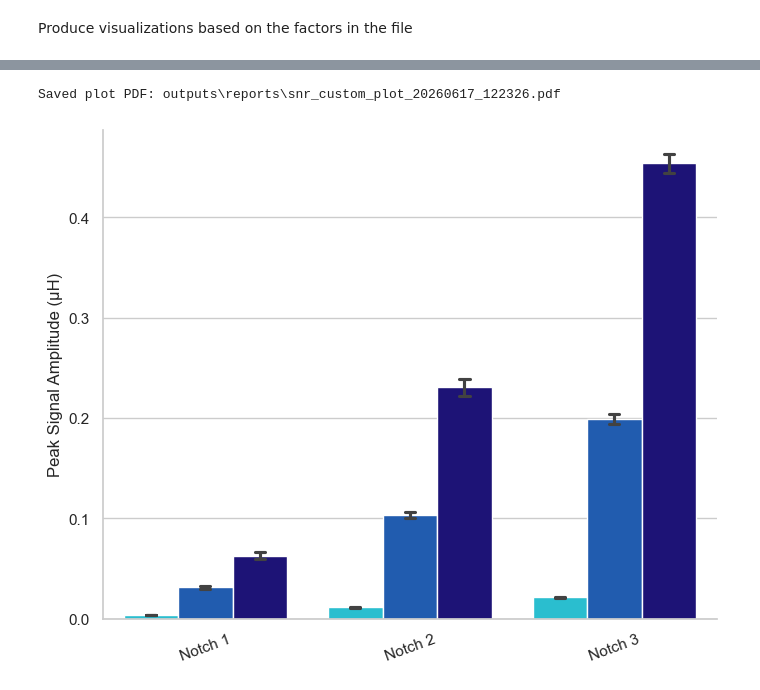
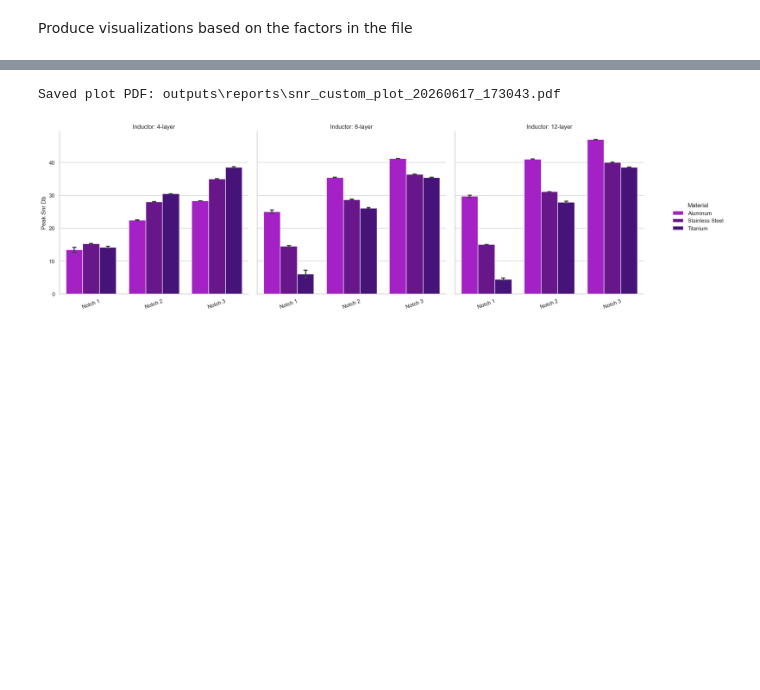
Before and after one commit to Animal-Inspired-Motion-And-Robotics-Lab/ldcscanner, a Jupyter notebook: SNR_Interactive_Analysis.ipynb, the cells around one changed output, grey strips where cells are left out. Saved outputs shown, nothing was run; the diff lists cells and outputs as text; code cells hidden in the pictures; blank space fills up the shorter version.

Commit message:
Plot output updates for the paper

```diff
--- a/SNR_Interactive_Analysis.ipynb
+++ b/SNR_Interactive_Analysis.ipynb
@@ -32,7 +32,8 @@ PICK_MOST_RECENT_FROM_GLOB = True
 
 #For EC-ECLAIR Paper, use these CSV files:
 #Stacking Inductors Experiment (aluminum only):
-#ldcscanner/outputs/comparing_inductor_stacks/snr_per_crack_20260514_205412
+#DO NOT USE ldcscanner/outputs/comparing_inductor_stacks/snr_per_crack_20260514_205412 OLD DO NOT USE
+#ldcscanner\outputs\material-frequency-alum-only\snr_per_crack_20260525_132600
 
 #Changing frequencies by changing C_S (aluminum only):
 #ldcscanner\outputs\comparing_capacitors_8layer\snr_per_crack_20260528_162446
@@ -138,9 +139,19 @@ keep_columns = [
 ]
 per_crack_df = per_crack_df[[c for c in keep_columns if c in per_crack_df.columns]]
 
+#CORRECT TYPO
+#In the recorded data, the 1.6MHz condition was accidentally labeled 2.4MHz. Correcting:
+per_crack_df.loc[per_crack_df['Frequency'] == '2.4', 'Frequency'] = '1.6'
+
 print("Added factor-group columns: Material, Frequency, Inductor; SNR kept in dB")
 print("per_crack_df shape:", per_crack_df.shape)
 display(per_crack_df.head(50))
+
+#FOR EXPERIMENT 1 ONLY: Assign Inductor names based on frequency
+per_crack_df['Inductor'] = per_crack_df['Inductor'].astype(str)  # Ensure it's a string type for assignment
+per_crack_df.loc[per_crack_df['Frequency'] == '3.2', 'Inductor'] = '4-layer (3.2MHz)'
+per_crack_df.loc[per_crack_df['Frequency'] == '1.6', 'Inductor'] = '8-layer (1.6MHz)'
+per_crack_df.loc[per_crack_df['Frequency'] == '1.1', 'Inductor'] = '12-layer (1.1MHz)'
 # %% [output]
 Added factor-group columns: Material, Frequency, Inductor; SNR kept in dB
 per_crack_df shape: (54, 11)
@@ -192,23 +203,23 @@ def notch_label(text):
 
 # Choose what to plot here.
 # GROUP_BY = x-axis, CLUSTER_BY = legend/hue, FACET_BY = column facets.
-GROUP_BY = "Crack"      # Examples: "Material", "Frequency", "Inductor", "Crack"
-CLUSTER_BY = "Inductor"     # Set to None to disable clustering.
-FACET_BY = None   # Set to None to disable faceting.
+GROUP_BY = "Crack"      # Examples: "Material", "Frequency", "Inductor", "Notch"
+CLUSTER_BY = "Material"     # Set to None to disable clustering.
+FACET_BY = "Inductor"   # Set to None to disable faceting.
 SHOW_PLOT_TITLE = False   # Set to False to hide the plot title.
 MANUAL_PLOT_TITLE = None  # Set a custom title string to override auto-generated plot title.
-VALUE_COL = "peak_signal_amplitude"
-Y_AXIS_LABEL_OVERRIDE = "Peak Signal Amplitude (μH)"  # Optional: set custom y-axis label text, or set to False
+VALUE_COL = "peak_snr_db"
+Y_AXIS_LABEL_OVERRIDE = False  # Optional: set custom y-axis label text, or set to False
 PLOT_KIND = "bar"        # bar, box, violin, strip, swarm
 ESTIMATOR = "mean"       # Used for bar-like plots.
 ERRORBAR = "sd"          # Used for bar-like plots.
 CAPSIZE = 0.15
 ROTATE_X_LABELS = 20
 SAVE_PDF = True
-PDF_WIDTH_IN = 10       # Example: 10.0 for fixed PDF width in inches.
+PDF_WIDTH_IN = 20       # Example: 10.0 for fixed PDF width in inches.
 PDF_HEIGHT_IN = 6      # Example: 6.0 for fixed PDF height in inches.
 LEGEND_OUTSIDE = False   # Set to True to place legend outside the facet grid.
-SUPPRESS_LEGEND = True  # Set to True to hide the legend.
+SUPPRESS_LEGEND = False  # Set to True to hide the legend.
 LEGEND_ANCHOR_X = 1.0   # Horizontal anchor for outside legend.
 LEGEND_ANCHOR_Y = 0.5   # Vertical anchor for outside legend.
 LEGEND_FIG_RIGHT = 0.9  # Right subplot boundary; larger value means less extra right padding.
@@ -354,8 +365,9 @@ else:
 plot_summary_df["peak_snr_mean"] = plot_summary_df["peak_snr_mean"].round(2)
 plot_summary_df["peak_snr_std"] = plot_summary_df["peak_snr_std"].round(2)
 plot_summary_df["peak_snr_mean_std"] = plot_summary_df.apply(
-    lambda row: f"{row['peak_snr_mean']:.2f} +/- {row['peak_snr_std']:.2f}",
+    lambda row: f"{row['peak_snr_mean']:.1f} \\pm {row['peak_snr_std']:.2f}",
     axis=1,
+
 )
 
 display(plot_summary_df)
@@ -468,2 +487,2 @@ plt.show()
-Saved plot PDF: outputs\reports\snr_custom_plot_20260617_122326.pdf
+Saved plot PDF: outputs\reports\snr_custom_plot_20260617_173043.pdf
-[figure, old version]
+[figure, new version]
```
Also changed, not shown: parts of 2 cells of this notebook, 19 other files.
